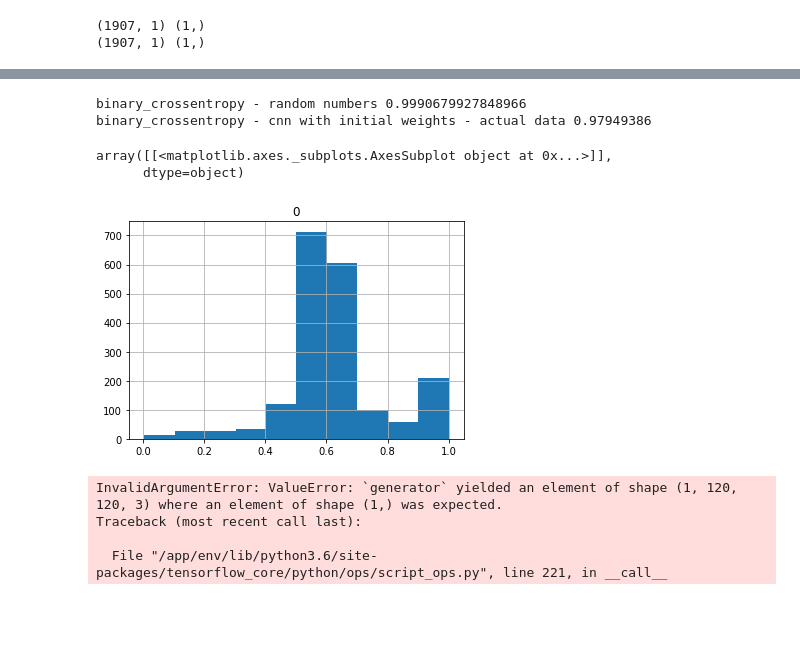
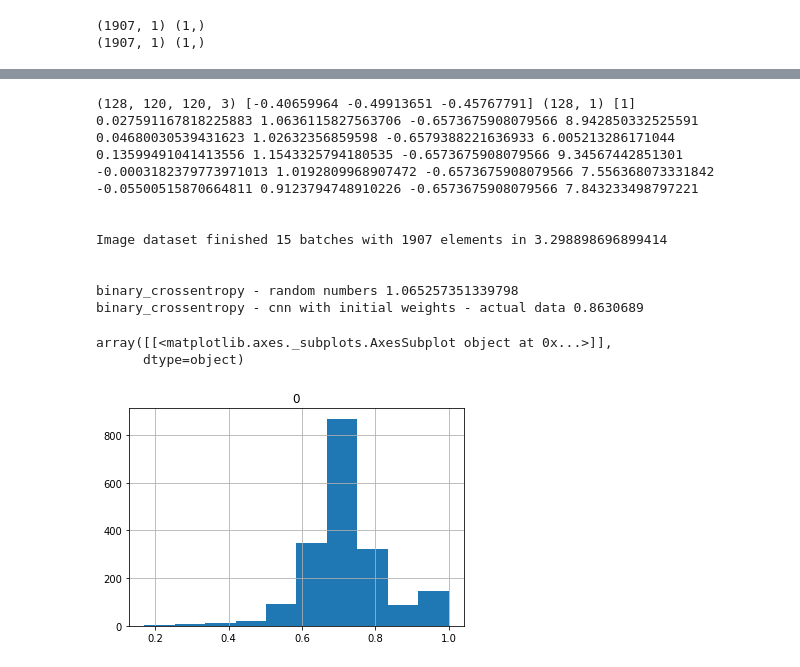
Before and after one commit to skeller88/big_earth_springboard_project, a Jupyter notebook: data_science/model.ipynb, the cells around one changed output, grey strips where cells are left out. Saved outputs shown, nothing was run; the diff lists cells and outputs as text; code cells hidden in the pictures; blank space fills up the shorter version.

```diff
--- a/data_science/model.ipynb
+++ b/data_science/model.ipynb
@@ -355,7 +295,7 @@ model, model_base_metadata = get_model_and_metadata_from_gcs(bucket, model_dir,
 if model is not None:
     print('Resuming training at epoch', model_base_metadata['epoch'])
 else:
-    model = SGDClassifier()
+    model = SGDClassifier(loss='log')
     model_base_metadata = {
         'data': 'train_valid_google_automl_cloud_and_shadow_dataset_small.csv',
         'data_prep': 'normalization_augmentation',
@@ -372,6 +312,7 @@ valid_batch_generator.on_epoch_end()
 train_start = time.time()
 best_model = None
 max_accuracy_valid = None
+early_stopping_patience = 15
 for epoch in range(int(model_base_metadata['epoch']) + 1, n_epochs):
     start = time.time()
     for batch_x, batch_y in train_batch_generator.make_one_shot_iterator():
@@ -580,0 +602,10 @@ Image dataset finished 15 batches with 1907 elements in 6.682146310806274
+# %%
+# Check relationship between predicted and actual values
+preds = pd.concat([
+    pd.DataFrame({'idx': range(len(y_actual)), 'class': y_actual, 'data': ['actual' for _ in range(len(y_actual))]}),
+    pd.DataFrame({'idx': range(len(y_actual)), 'class': y_pred, 'data': ['pred' for _ in range(len(y_actual))]})
+])
+
+f, ax = plt.subplots(1, 1, figsize=(12, 4))
+sns.scatterplot(x=preds['idx'], y=preds['class'], hue=preds['data'], ax=ax, style=preds['data'],
+                markers={'actual': 'o', 'pred': 'X'})
@@ -581,28 +692,58 @@ Image dataset finished 15 batches with 1907 elements in 6.682146310806274
+# %%
+augmentations_train = Compose([
+    Flip(p=0.5),
+    Rotate(limit=(0, 360), p=0.5),
+])
 # %%
+train_dataset = get_image_dataset(x_train, y_train, augmentations=augmentations_train, band_stats=stats, batch_size=128)
+
+num_outputs = 0
+train_iter = train_dataset.make_one_shot_iterator()
+imgs, labels = train_iter.get_next()
+print(imgs.shape, imgs.numpy()[0][0][0], labels.shape, labels.numpy()[0])
+
+for batch_x, batch_y in train_dataset.make_one_shot_iterator():
+    batch_x = batch_x.numpy()
+    print(batch_x.mean(), batch_x.std(), batch_x.min(), batch_x.max())
+    num_outputs += 1
+    if num_outputs > 4:
+        break
+start = time.time()
+num_batches = 0
+num_els = 0
+train_dataset = get_image_dataset(x_train, y_train, augmentations=augmentations_train, band_stats=stats, batch_size=batch_size)
+for x, y in train_dataset.make_one_shot_iterator():
+    num_batches += 1
+    num_els += len(x)
+    continue
+print('\n')
+print(f'Image dataset finished {num_batches} batches with {num_els} elements in {time.time() - start}')
+
 from tensorflow.keras.losses import binary_crossentropy
 model = basic_cnn_model((120, 120, 3), n_classes)
-y_actual, y_pred, y_pred_probs = get_predictions_for_dataset(train_batch_generator, model)
+y_actual, y_pred, y_pred_probs = get_predictions_for_dataset(train_dataset, model)
 
+print('\n')
 print('binary_crossentropy - random numbers',
       binary_crossentropy(np.random.randint(2, size=128), np.random.random_sample(128)).numpy())
 print('binary_crossentropy - cnn with initial weights - actual data',
-      binary_crossentropy(np.ravel(y_actual), np.ravel(y_pred_probs)).numpy())
+      binary_crossentropy(y_actual, y_pred_probs).numpy())
 
 pd.DataFrame(y_pred_probs).hist()
 # %% [output]
-binary_crossentropy - random numbers 0.9990679927848966
-binary_crossentropy - cnn with initial weights - actual data 0.97949386
+(128, 120, 120, 3) [-0.40659964 -0.49913651 -0.45767791] (128, 1) [1]
+0.027591167818225883 1.0636115827563706 -0.6573675908079566 8.942850332525591
+0.04680030539431623 1.02632356859598 -0.6579388221636933 6.005213286171044
+0.13599491041413556 1.1543325794180535 -0.6573675908079566 9.34567442851301
+-0.0003182379773971013 1.0192809968907472 -0.6573675908079566 7.556368073331842
+-0.05500515870664811 0.9123794748910226 -0.6573675908079566 7.843233498797221
+
+
+Image dataset finished 15 batches with 1907 elements in 3.298898696899414
+
+
+binary_crossentropy - random numbers 1.065257351339798
+binary_crossentropy - cnn with initial weights - actual data 0.8630689
 array([[<matplotlib.axes._subplots.AxesSubplot object at 0x...>]],
       dtype=object)
-[figure, old version]
+[figure, new version]
-# %%
-train_batch_generator = get_image_dataset(x, y, augmentations=None, band_stats=stats,
-                                          batch_size=batch_size)
-
-for x, y in train_batch_generator.make_one_shot_iterator():
-    print(x.shape, y)
-# %% [output]
-InvalidArgumentError: ValueError: `generator` yielded an element of shape (1, 120, 120, 3) where an element of shape (1,) was expected.
-Traceback (most recent call last):
-
-  File "/app/env/lib/python3.6/site-packages/tensorflow_core/python/ops/script_ops.py", line 221, in __call__
```
Also changed, not shown: parts of 48 cells of this notebook, 13 other files.
